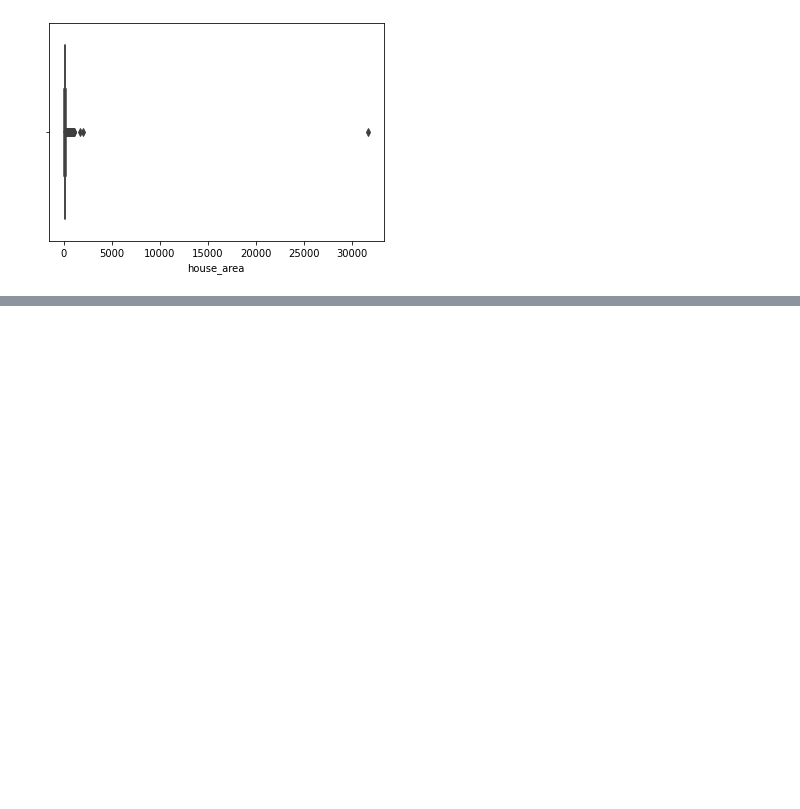
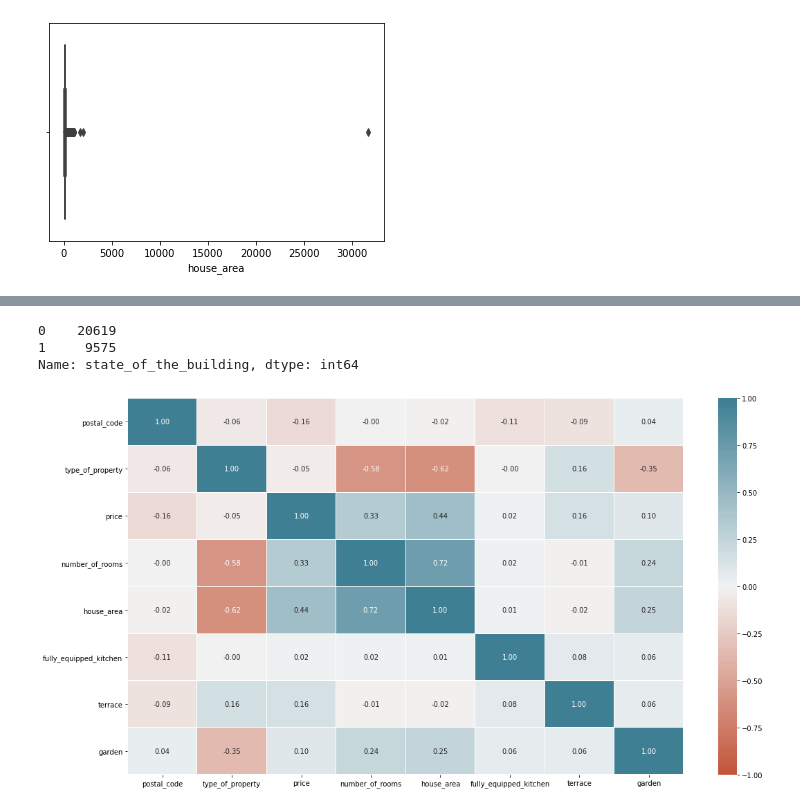
Before and after one commit to leersmathieu/ImmoEliza-API, a Jupyter notebook: data-cleaning-IC52.ipynb, the cells around one changed output, grey strips where cells are left out. Saved outputs shown, nothing was run; the diff lists cells and outputs as text; code cells hidden in the pictures; blank space fills up the shorter version.

```diff
--- a/data-cleaning-IC52.ipynb
+++ b/data-cleaning-IC52.ipynb
@@ -132,0 +142,16 @@ sns.boxplot(x=df['house_area'])
+# %%
+print(df['state_of_the_building'].value_counts())
+print(df.shape)
+df = df[df['state_of_the_building'] != "to restore"]
+print(df.shape)
+
+def is_new(element):
+    if element == "as new":
+        element = 1
+        return element
+    else:
+        element = 0
+        return element
+# %%
+df['state_of_the_building'] = df['state_of_the_building'].apply(is_new)
+df['state_of_the_building'].value_counts()
@@ -152,0 +190,13 @@ dtype: object
+# %%
+print(df['state_of_the_building'].value_counts())
+print(df.shape)
+df = df[df['state_of_the_building'] != "to restore"]
+print(df.shape)
+
+def is_new(element):
+    if element == "as new":
+        element = 1
+        return element
+    else:
+        element = 0
+        return element
@@ -152,0 +214,16 @@ dtype: object
+# %%
+df['state_of_the_building'] = df['state_of_the_building'].apply(is_new)
+df['state_of_the_building'].value_counts()
+# %% [output]
+0    20619
+1     9575
+Name: state_of_the_building, dtype: int64
+# %%
+# Print the heatmap
+df_util = df.iloc[:,0:8]
+plt.subplots(figsize=(18, 10))
+sns.heatmap(df_util.corr(), annot=True, linewidths=0.05, fmt= '.2f', vmin=-1, vmax=1, center=0, cmap=sns.diverging_palette(20, 220, n=200))
+
+plt.show()
+# %% [output]
+[figure, added]
```
Also changed, not shown: parts of 21 cells of this notebook, 1 other file.
